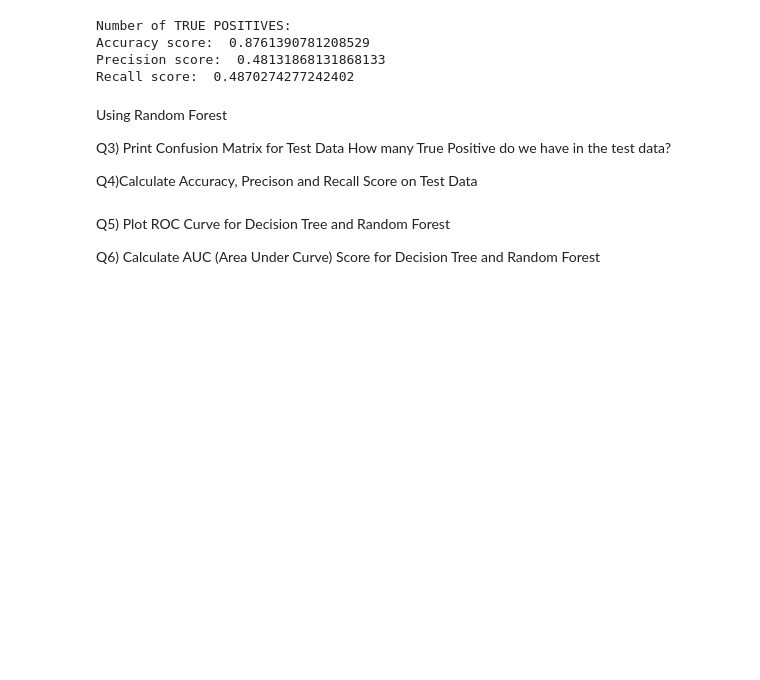
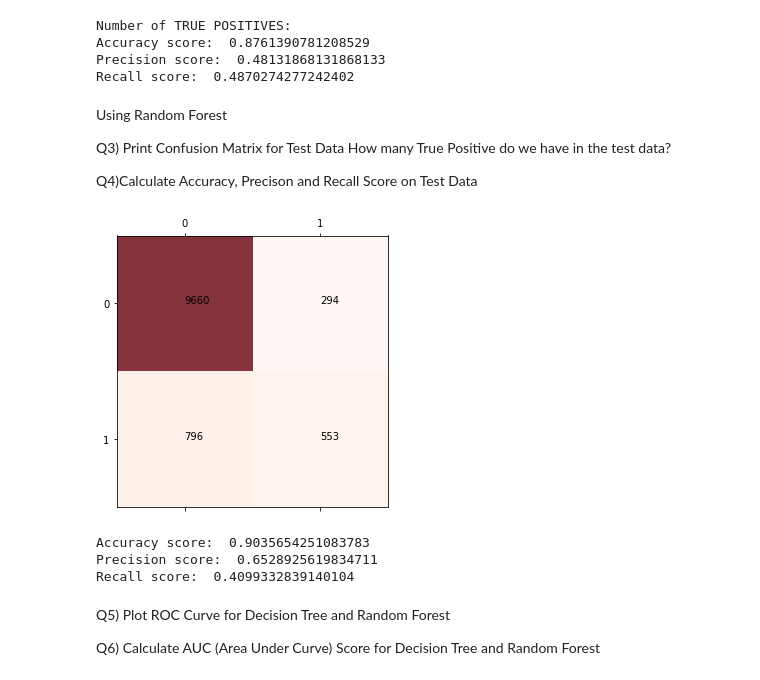
Before and after one commit to ElvinGuluzade/DataScience, a Jupyter notebook: Homework4.ipynb, the cells around one changed output. Drawn from its saved outputs; the diff is of its cells as text; code cells hidden in the pictures; blank space fills up the shorter version.

```diff
--- a/Homework4.ipynb
+++ b/Homework4.ipynb
@@ -230,6 +230,30 @@ Q3) Print Confusion Matrix for Test Data
 How many True Positive do we have in the test data?
 
 Q4)Calculate Accuracy, Precison and Recall Score on Test Data
+# %%
+from sklearn.ensemble import RandomForestClassifier
+rf1 = RandomForestClassifier(criterion = 'entropy', random_state = 21)
+rf1.fit(x_train, y_train)
+rf1_pred_train = rf1.predict(x_train)
+rf1_pred_test = rf1.predict(x_test)
+
+con_mat2 = confusion_matrix(y_true=y_test, y_pred=rf1_pred_test)
+fig, ax = plt.subplots(figsize=(5, 5))
+ax.matshow(con_mat2, cmap=plt.cm.Reds, alpha=0.8)
+
+for i in range(con_mat2.shape[0]):
+    for j in range(con_mat2.shape[1]):
+        ax.text(x=j, y=i,s=con_mat2[i, j])
+plt.show()
+
+print("Accuracy score: ", accuracy_score(y_test, rf1_pred_test))
+print("Precision score: ", precision_score(y_test, rf1_pred_test))
+print("Recall score: ", recall_score(y_test, rf1_pred_test))
+# %% [output]
+[figure, added]
+Accuracy score:  0.9035654251083783
+Precision score:  0.6528925619834711
+Recall score:  0.4099332839140104
 # %% [markdown]
 Q5) Plot ROC Curve for Decision Tree and Random Forest
 
```
